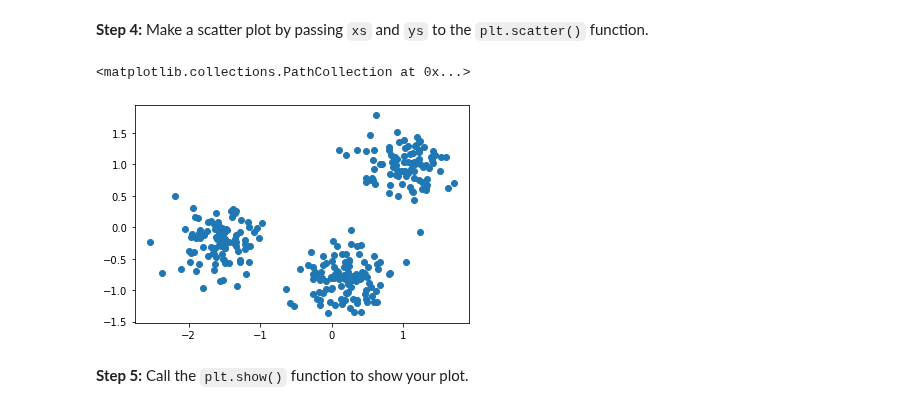
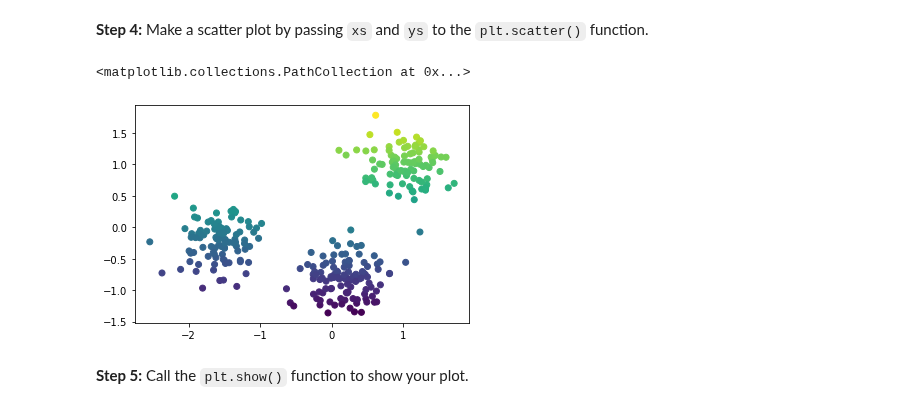
Before and after one commit to Islompulatov/strive_exer_ai_feb22, a Jupyter notebook: Chapter 02/02. Clustering/01. Partitional Algorithms/exercises/exercise_01_looking_for_clusters_visually.ipynb, the cells around one changed output. Saved outputs shown, nothing was run; the diff lists cells and outputs as text; code cells hidden in the pictures.

```diff
--- a/Chapter 02/02. Clustering/01. Partitional Algorithms/exercises/exercise_01_looking_for_clusters_visually.ipynb
+++ b/Chapter 02/02. Clustering/01. Partitional Algorithms/exercises/exercise_01_looking_for_clusters_visually.ipynb
@@ -30,10 +30,10 @@ ys.shape
 # %% [markdown]
 **Step 4:** Make a scatter plot by passing `xs` and `ys` to the `plt.scatter()` function.
 # %%
-plt.scatter(xs,ys)
+plt.scatter(xs,ys, c=ys)
 # %% [output]
 <matplotlib.collections.PathCollection at 0x...>
-[figure, old version]
+[figure, new version]
 # %% [markdown]
 **Step 5:** Call the `plt.show()` function to show your plot.
 # %%
```
Also changed, not shown: 16 other files.
